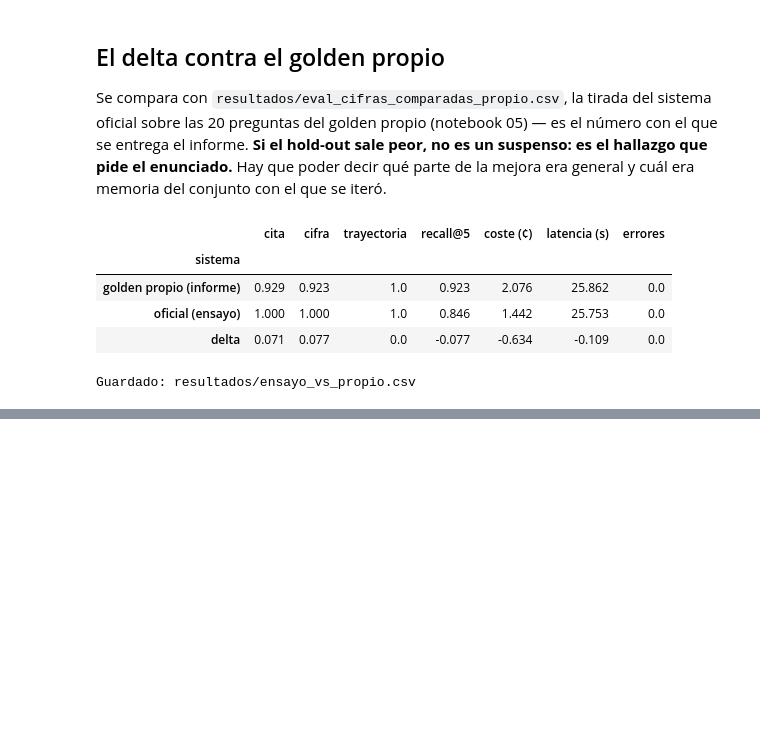
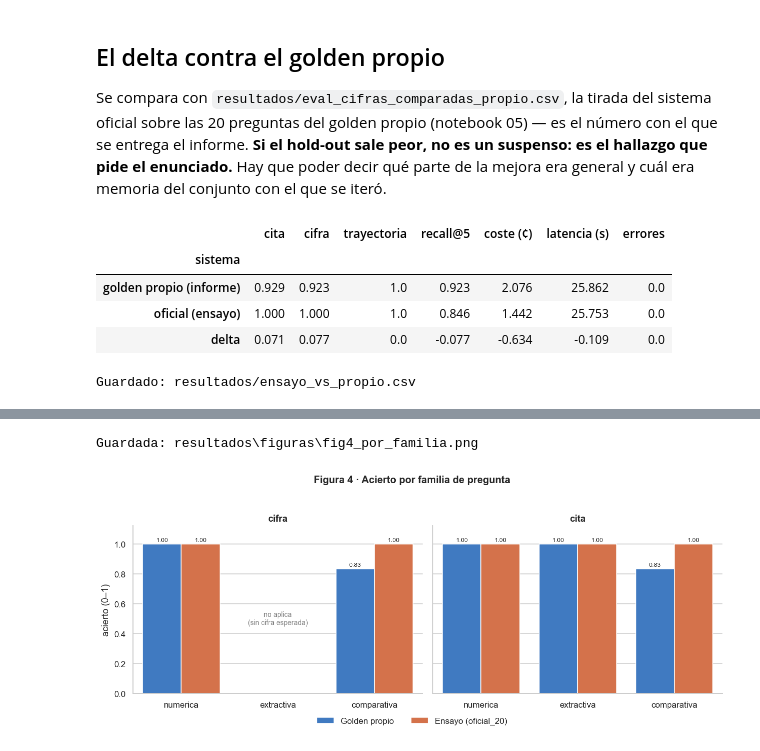
Before and after one commit to eglezarr/sec-10k-agents, a Jupyter notebook: notebooks/06_hold_out.ipynb, the cells around one changed output, grey strips where cells are left out. Cells and saved outputs as stored; diff of their text form; code cells hidden in the pictures; blank space fills up the shorter version.

```diff
--- a/notebooks/06_hold_out.ipynb
+++ b/notebooks/06_hold_out.ipynb
@@ -133,3 +275,29 @@ Guardado: resultados/ensayo_vs_propio.csv
+# %%
+por_familia = (todo.melt(id_vars=["conjunto", "familia"], value_vars=["cifra_ok", "cita_ok"],
+                         var_name="métrica", value_name="ok")
+                    .dropna(subset=["ok"]))
+por_familia["ok"] = por_familia["ok"].astype(float)
+por_familia["métrica"] = por_familia["métrica"].map({"cifra_ok": "cifra", "cita_ok": "cita"})
+
+g = sns.catplot(data=por_familia, x="familia", y="ok", hue="conjunto", col="métrica",
+                kind="bar", order=["numerica", "extractiva", "comparativa"],
+                hue_order=["Golden propio", NOMBRE_H], palette=["#2a78d6", "#eb6834"],
+                errorbar=None, height=4.2, aspect=1.15, edgecolor="white", sharey=True)
+g.set(ylim=(0, 1.12))
+sns.move_legend(g, "lower center", bbox_to_anchor=(0.5, -0.06), ncol=2, title=None, frameon=False)
+g.axes.flat[0].text(1, 0.5, "no aplica\n(sin cifra esperada)", ha="center", va="center", color="gray", fontsize=9)
+g.set_axis_labels("", "acierto (0–1)")
+g.set_titles("{col_name}", fontweight="bold")
+for eje in g.axes.flat:
+    for cont in eje.containers:
+        eje.bar_label(cont, fmt="%.2f", fontsize=8, padding=2)
+g.figure.suptitle("Figura 4 · Acierto por familia de pregunta", fontsize=13, fontweight="bold", y=1.04)
+g.figure.tight_layout()
+guardar(g.figure, "fig4_por_familia")
+plt.show()
+# %% [output]
+Guardada: resultados\figuras\fig4_por_familia.png
+[figure, added]
 # %%
 print("NOTEBOOK 06 COMPLETADO.")
 print(f"Modo: {'ENSAYO (golden/oficial_20.jsonl)' if MODO_ENSAYO else 'HOLD-OUT REAL'}")
```
Also changed, not shown: parts of 11 cells of this notebook, 5 other files.
